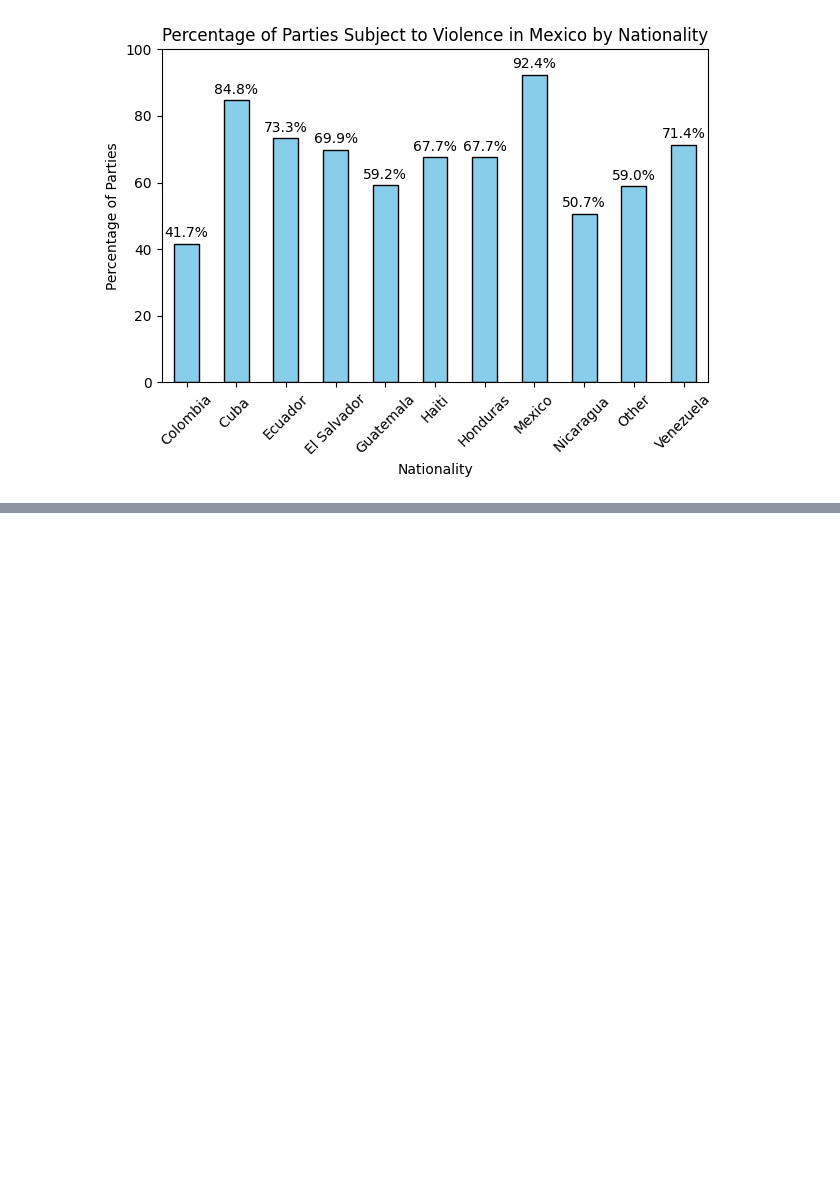
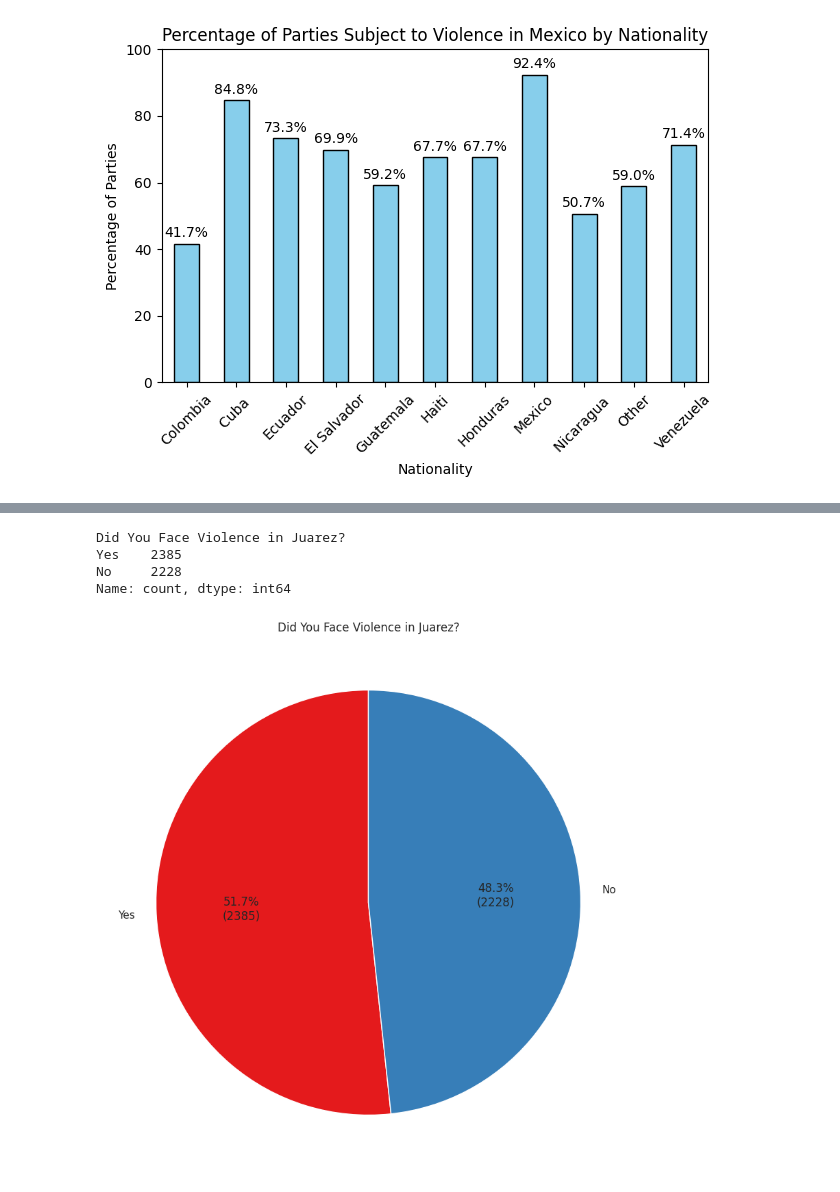
Before and after one commit to jacobgrimm/LA-Complete-Covid-Datat, a Jupyter notebook: Airtables/LAMX Front Desk Data/examine_LAMX_date.ipynb, the cells around one changed output, grey strips where cells are left out. Saved outputs shown, nothing was run; the diff lists cells and outputs as text; code cells hidden in the pictures; blank space fills up the shorter version.

```diff
--- a/Airtables/LAMX Front Desk Data/examine_LAMX_date.ipynb
+++ b/Airtables/LAMX Front Desk Data/examine_LAMX_date.ipynb
@@ -72,0 +224,4 @@ plt.show()
+# %%
+df_clean = df[['En Ciudad Juarez?','¿El acto de violencia ocurrió en Ciudad Juarez?']]
+df_clean = df_clean.dropna(how='all')
+df_clean
@@ -72,0 +242,14 @@ plt.show()
+# %%
+def simplify_violence(row):
+    answer1,answer2 = row["En Ciudad Juarez?"], row["¿El acto de violencia ocurrió en Ciudad Juarez?"]
+    if answer1 == "Si / Yes" or answer2 == 'Si':
+        return "Yes"
+    if answer1 == "No se / I don't know" or answer2 == "I don't know/remember":
+        return None
+    else:
+        return "No"
+
+
+df_clean['Did You Face Violence in Juarez?'] = df_clean.apply(simplify_violence, axis=1)
+df_clean[df_clean['¿El acto de violencia ocurrió en Ciudad Juarez?'] == "Si"].sample(10)
+df_clean[df_clean['Did You Face Violence in Juarez?'] == 'Yes'].sample(10)
@@ -72,0 +268,32 @@ plt.show()
+# %%
+df_clean['Did You Face Violence in Juarez?'].value_counts()
+# %% [output]
+Did You Face Violence in Juarez?
+Yes    2385
+No     2228
+Name: count, dtype: int64
+# %%
+counts = df_clean['Did You Face Violence in Juarez?'].value_counts()
+# Create a pie chart using matplotlib.pyplot
+plt.figure(figsize=(10, 12))
+
+
+def autopct_format(values):
+        def my_format(pct):
+            total = sum(values)
+            val = int(round(pct*total/100.0))
+            return '{:.1f}%\n({v:d})'.format(pct, v=val)
+        return my_format
+plt.pie(counts, labels=counts.index, autopct=autopct_format(counts), startangle=90, colors=plt.cm.Set1.colors)
+
+# Customize the plot using Seaborn style
+sns.set(style="whitegrid")
+plt.title('Did You Face Violence in Juarez?')
+
+plt.savefig("Did You Face Violence in Juarez?.png", bbox_inches='tight')
+
+
+# Show the plot
+plt.show()
+# %% [output]
+[figure, added]
```
Also changed, not shown: parts of 17 cells of this notebook, 11 other files.
